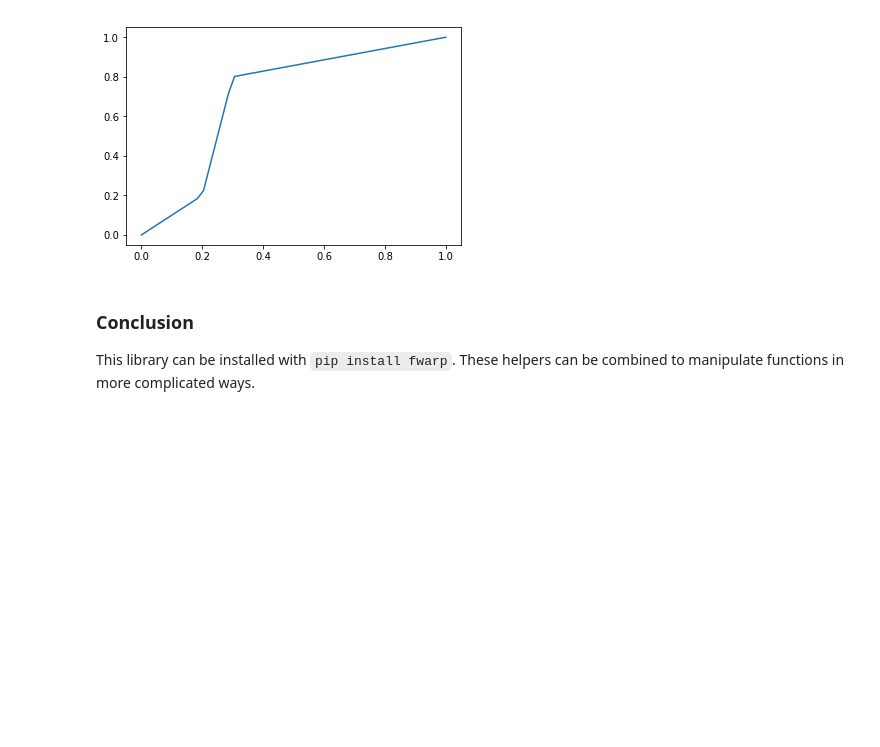
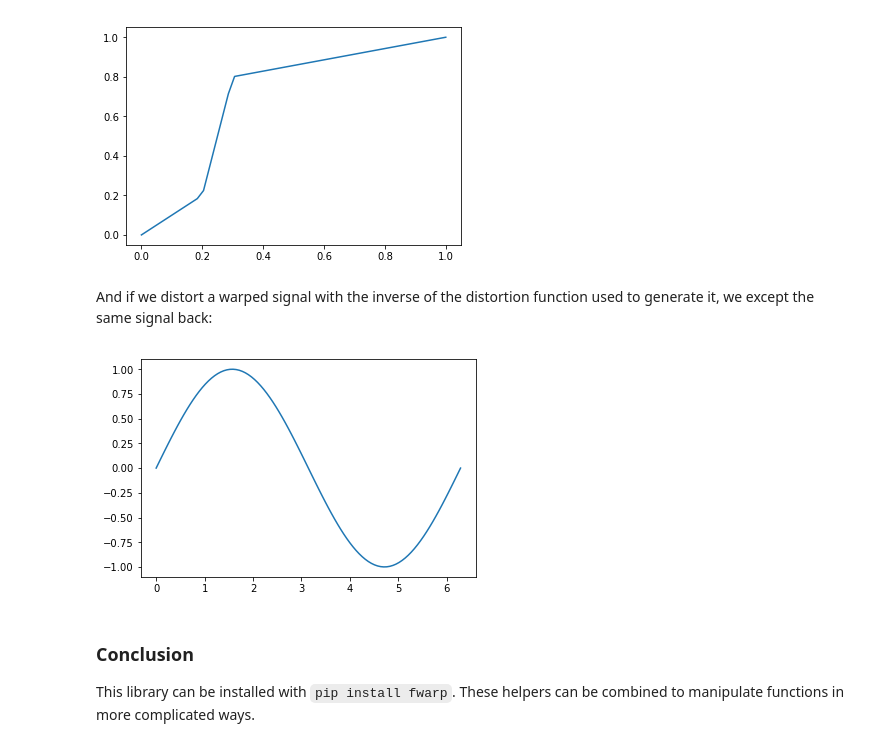
Before and after one commit to bkersbergen/warp, a Jupyter notebook: fwarp/demo.ipynb, the cells around one changed output. Saved outputs shown, nothing was run; the diff lists cells and outputs as text; code cells hidden in the pictures; blank space fills up the shorter version.

Commit message:
Add inverse warping demo

```diff
--- a/fwarp/demo.ipynb
+++ b/fwarp/demo.ipynb
@@ -90,6 +90,13 @@ inv_dist = warp.invert_distortion_function(distortion)
 plt.plot(y, inv_dist(y));
 # %% [output]
 [figure]
+# %% [markdown]
+And if we distort a warped signal with the inverse of the distortion function used to generate it, we except the same signal back:
+# %%
+double_inv = warp.fwarp(same_sin, inv_dist, np.pi)
+plt.plot(x, double_inv(x));
+# %% [output]
+[figure, added]
 # %% [markdown]
 ### Conclusion
 
```
Also changed, not shown: 1 other file.
